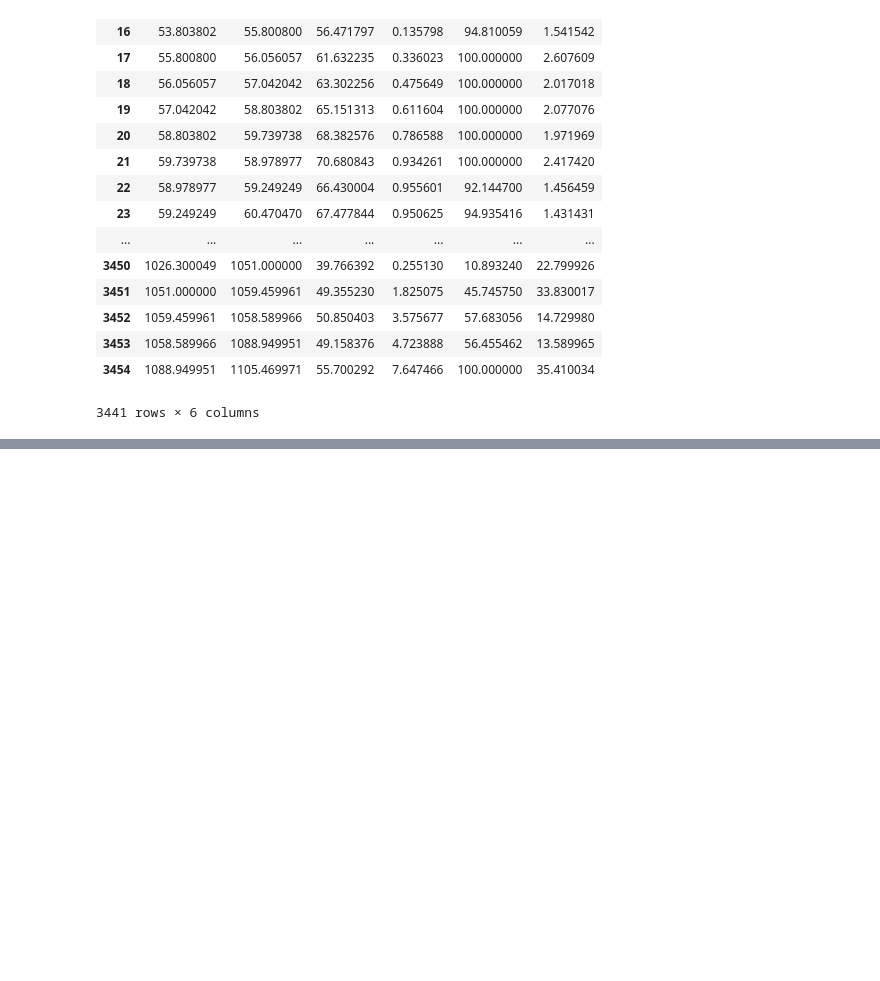
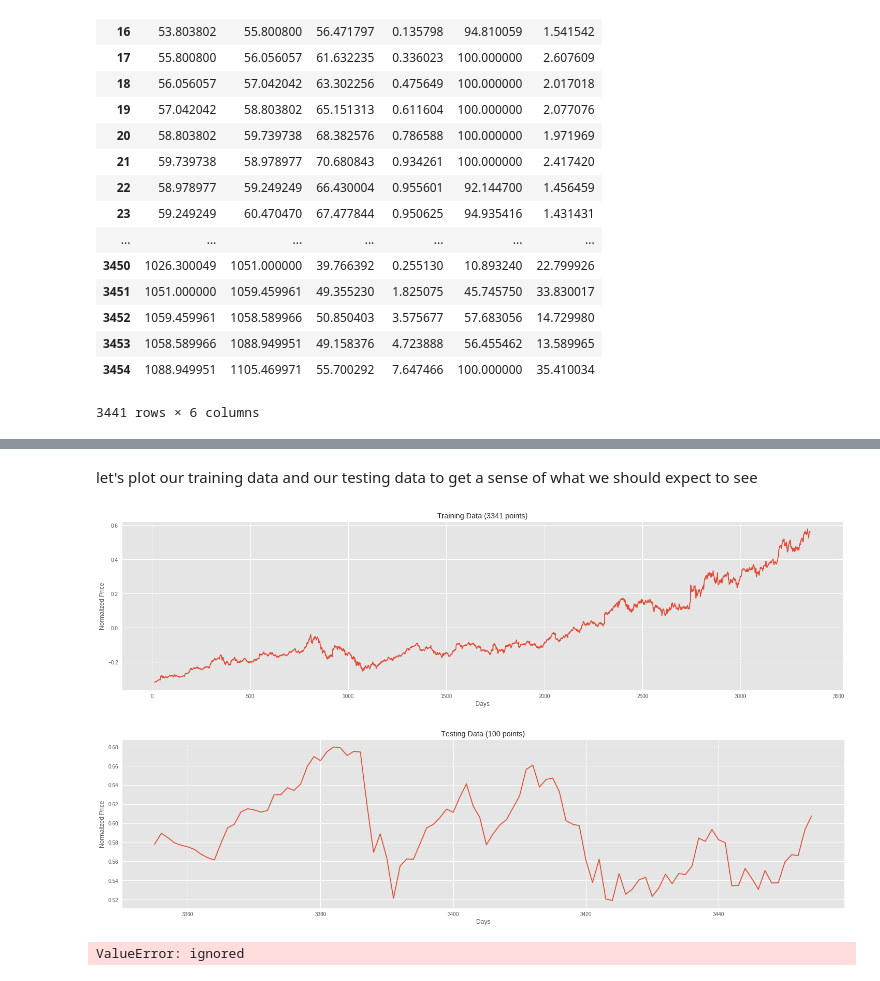
Before and after one commit to NamitraKali/Stock-Price-Prediction, a Jupyter notebook: RNN_Predictor.ipynb, the cells around one changed output, grey strips where cells are left out. Saved outputs shown, nothing was run; the diff lists cells and outputs as text; code cells hidden in the pictures; blank space fills up the shorter version.

```diff
--- a/RNN_Predictor.ipynb
+++ b/RNN_Predictor.ipynb
@@ -315,0 +316,3 @@ So now that we have our dataset all ready to go, let's get to the fun part of bu
+# %%
+Normed_dataset = (dataset - dataset.mean()) / (dataset.max() - dataset.min())
+Normed_dataset.head()
@@ -315,0 +326,36 @@ So now that we have our dataset all ready to go, let's get to the fun part of bu
+# %%
+#Splitting the data into train and test sets
+X = Normed_dataset[['Adj Close', 'RSI', 'MACD', 'Stochastic', 'ATR']]
+Y = Normed_dataset[['CloseTarget']]
+
+#Splits the data so that we have 100 testing samples
+trainX, testX, trainY, testY = train_test_split(X, Y, test_size=100, shuffle=False)
+# %% [markdown]
+let's plot our training data and our testing data to get a sense of what we should expect to see
+# %%
+plt.figure(figsize=(25, 6))
+trainY['CloseTarget'].plot()
+plt.title('Training Data ({} points)'.format(len(trainY)))
+plt.xlabel('Days')
+plt.ylabel('Normalized Price')
+plt.show()
+
+plt.figure(figsize=(25, 6))
+testY['CloseTarget'].plot()
+plt.title('Testing Data ({} points)'.format(len(testY)))
+plt.xlabel('Days')
+plt.ylabel('Normalized Price')
+plt.show()
+# %% [output]
+[figure, added]
+[figure, added]
+# %%
+model = Sequential()
+model.add(LSTM(5, input_shape=(3341, 5), return_sequences=True))
+model.add(LSTM(5, return_sequences=True))
+model.add(Dense(5, activation='relu'))
+model.add(Dense(1))
+model.compile(loss='mean_squared_error', optimizer='adam')
+model.fit(trainX, trainY, epochs=1000, batch_size=1)
+# %% [output]
+ValueError: ignored
```
Also changed, not shown: parts of 7 cells of this notebook.
